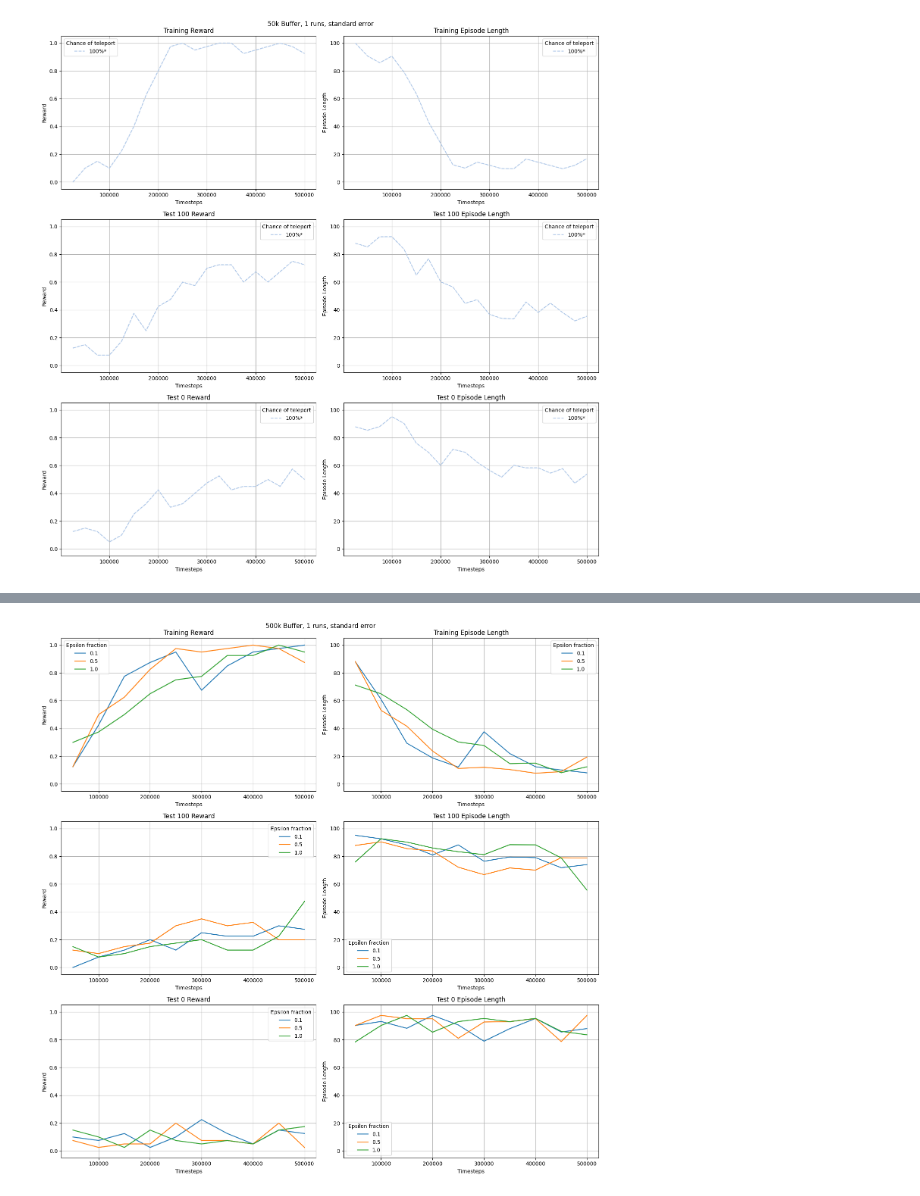
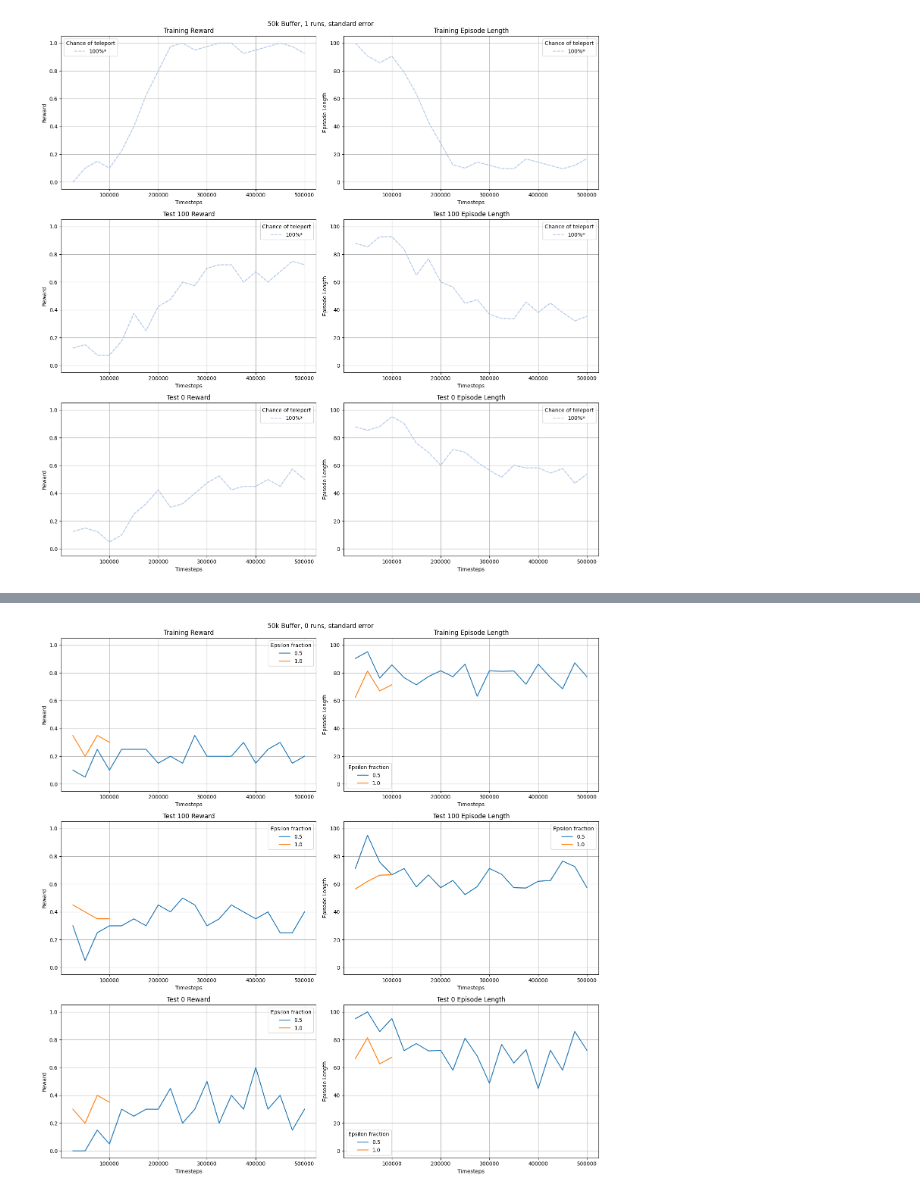
Before and after one commit to felixk29/fix_her, a Jupyter notebook: experiments/visualization.ipynb, the cells around one changed output, grey strips where cells are left out. Cells and saved outputs as stored; diff of their text form; code cells hidden in the pictures.

```diff
--- a/experiments/visualization.ipynb
+++ b/experiments/visualization.ipynb
@@ -424,14 +403,14 @@ import matplotlib as mpl
 
 import numpy as np
 
-buffersize=500 #in k
-runs=1
+buffersize=50 #in k
+runs=0
 
 random_walk_path=f'./logs/pure_uvf_b{buffersize}k'
 
 
 def load_data(env, epsilon=1.0):
-    tmp=[np.load(f"{random_walk_path}/{round(epsilon*100)}/{env}/{i}/evaluations.npz") for i in range(runs)]
+    tmp=[np.load(f"{random_walk_path}/{round(epsilon*100)}/{env}/{i}/evaluations.npz") for i in range(runs,runs+1)]
 
     dt={}
     dt['results']=np.array([np.mean(i['results'],axis=1) for i in tmp])
@@ -466,6 +445,7 @@ def plot(ax, dt, title,name, ylabel, ydata, type='se', extra={}):
 
     if ylabel=='Reward':
         ax.set_ylim(-0.05,1.05)
+        pass
     else:
         ax.set_ylim(-5,105)
 
@@ -488,32 +468,35 @@ def plot(ax, dt, title,name, ylabel, ydata, type='se', extra={}):
         ax.plot(dt['timesteps'],mean, label=labe, color=color, linestyle=style)
         ax.fill_between(dt['timesteps'],mean-se,mean+se,alpha=0.3, color=color)
 
     ax.set_title(title)
     ax.set_ylabel(ylabel)
     ax.set_xlabel('Timesteps')
     ax.legend(title='Epsilon fraction')
     ax.grid(True)
 
 fig, ax = plt.subplots(3,2, figsize=(15,15))
 
 fig.suptitle(f"{buffersize}k Buffer, {runs} runs, standard error")
 
-for eps in [0.1,0.5,1.0]:
+for eps in [0.5,1.0]:
+
     results={}
+
     for env in ['tr', '0', '100']:
         results[env]=load_data(env,eps)
 
     extra={}
 
     plot(ax[0,0],results['tr'], 'Training Reward',eps,'Reward','results', extra=extra)
     plot(ax[0,1],results['tr'], 'Training Episode Length',eps, 'Episode Length','ep_lengths', extra=extra)
 
     plot(ax[1,0],results['100'], 'Test 100 Reward',eps,'Reward','results', extra=extra)
     plot(ax[1,1],results['100'], 'Test 100 Episode Length',eps, 'Episode Length','ep_lengths', extra=extra)
 
     plot(ax[2,0],results['0'], 'Test 0 Reward',eps,'Reward','results', extra=extra)
     plot(ax[2,1],results['0'], 'Test 0 Episode Length',eps, 'Episode Length','ep_lengths', extra=extra)
 
+
 plt.tight_layout()
 # %% [output]
-[figure, old version]
+[figure, new version]
```
Also changed, not shown: parts of 1 cell of this notebook, 6 other files.
